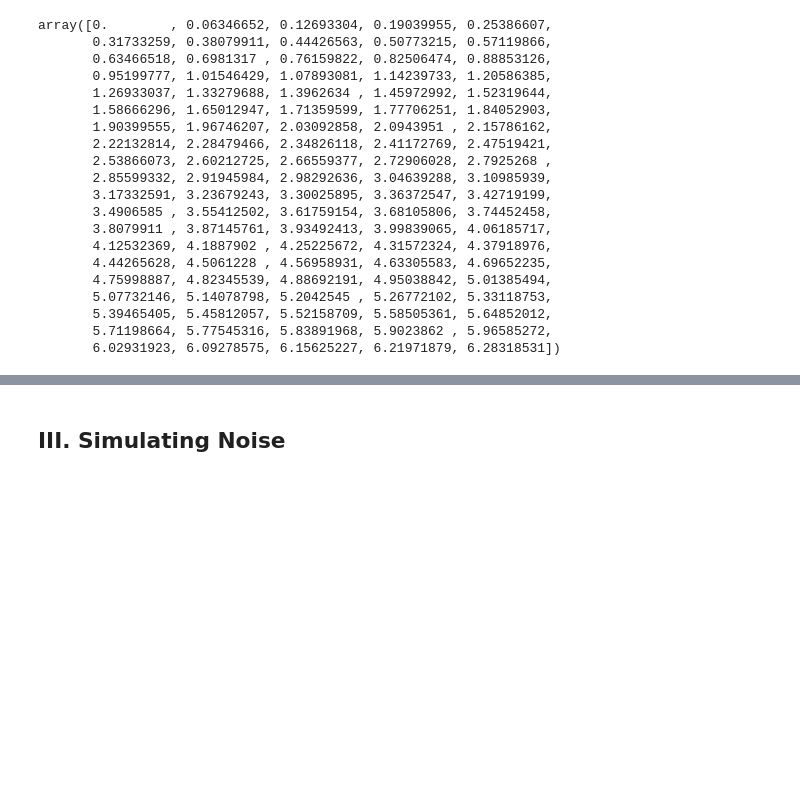
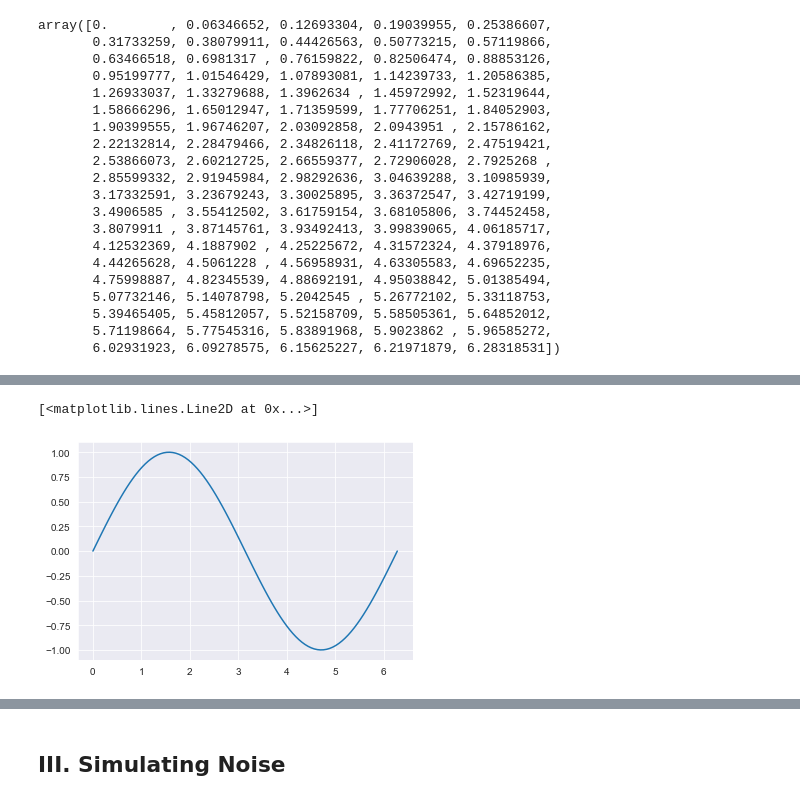
Before and after one commit to tundeiness/How_the_World_Works, a Jupyter notebook: 1 - Workbook - Fake It Til You Make It (Simulations).ipynb, the cells around one changed output, grey strips where cells are left out. Cells and saved outputs as stored; diff of their text form; code cells hidden in the pictures; blank space fills up the shorter version.

```diff
--- a/1 - Workbook - Fake It Til You Make It (Simulations).ipynb
+++ b/1 - Workbook - Fake It Til You Make It (Simulations).ipynb
@@ -68,0 +101,5 @@ array([0.        , 0.06346652, 0.12693304, 0.19039955, 0.25386607,
+# %%
+plt.plot(x, np.sin(x))
+# %% [output]
+[<matplotlib.lines.Line2D at 0x...>]
+[figure, added]
```
Also changed, not shown: parts of 15 cells of this notebook, 1 other file.
